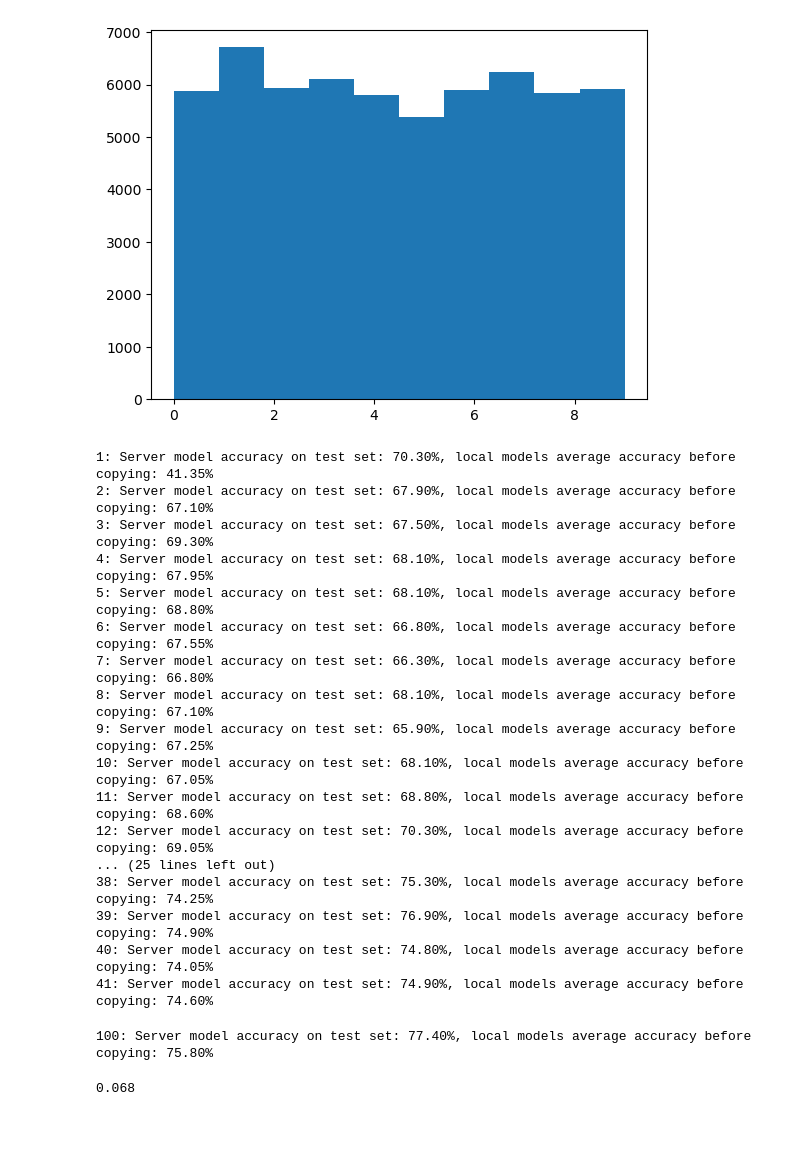
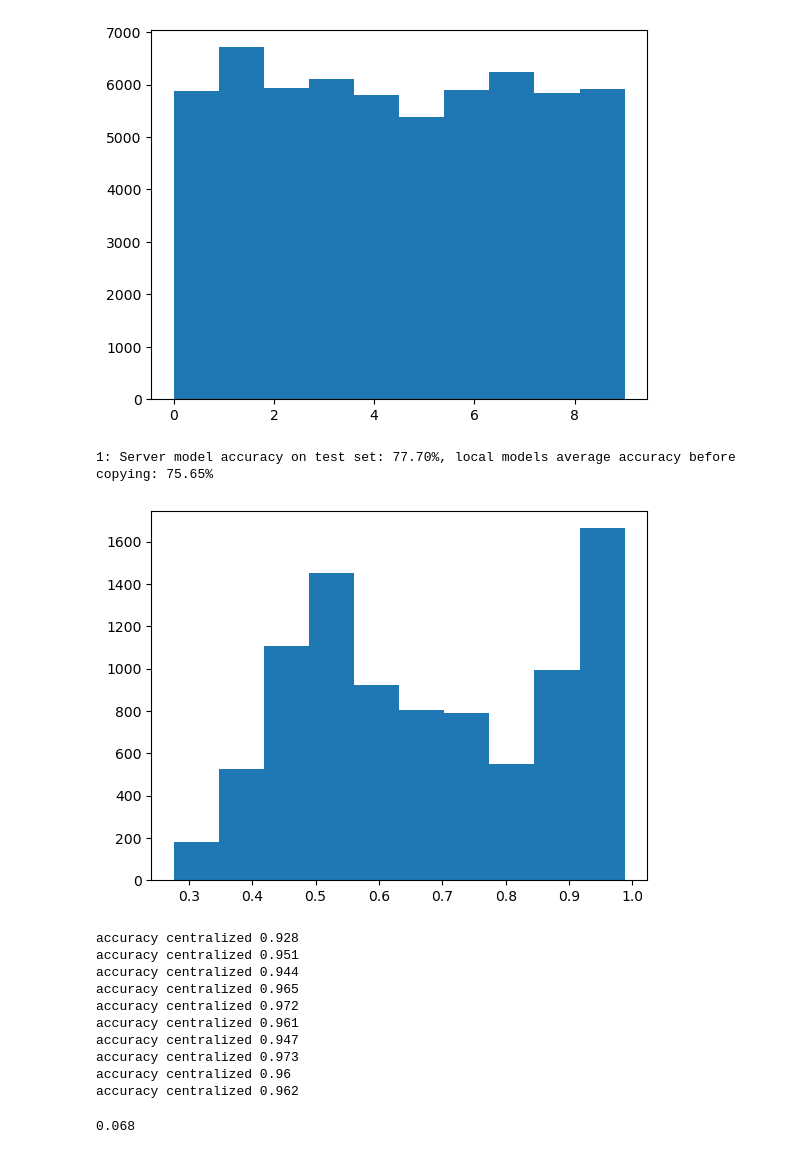
Before and after one commit to kovalchuk026/fl_logits, a Jupyter notebook: mnist/noise-takac.ipynb, the cells around one changed output. Cells and saved outputs as stored; diff of their text form; code cells hidden in the pictures; blank space fills up the shorter version.

```diff
--- a/mnist/noise-takac.ipynb
+++ b/mnist/noise-takac.ipynb
@@ -238,7 +238,8 @@ LR=0.01
 EPOCHS = 3
 criterion = nn.KLDivLoss(reduction="batchmean")
 # %%
-for r in range(100):
+for r in range(1):
+    Pmax=[]
     local_acc = []
     for i, (model, loader, opt) in enumerate(zip(local_models, client_loaders, local_optimizers)):
         train_local(model, loader, opt, device, epochs=EPOCHS, r=R, lr=LR)
@@ -272,6 +273,7 @@ for r in range(100):
                 S=torch.sum(P,1)
                 SEL = S>0
                 P = P[SEL] * (1/(S[SEL])).view([-1,1])
+                Pmax.append(torch.max(P,1)[0].data.cpu())
             if torch.sum(SEL)>0:
 
                 server_optimizer.zero_grad()
@@ -287,26 +289,39 @@ for r in range(100):
     for model in local_models:
         model.load_state_dict(server_model.state_dict())
 # %% [output]
-1: Server model accuracy on test set: 70.30%, local models average accuracy before copying: 41.35%
-2: Server model accuracy on test set: 67.90%, local models average accuracy before copying: 67.10%
-3: Server model accuracy on test set: 67.50%, local models average accuracy before copying: 69.30%
-4: Server model accuracy on test set: 68.10%, local models average accuracy before copying: 67.95%
-5: Server model accuracy on test set: 68.10%, local models average accuracy before copying: 68.80%
-6: Server model accuracy on test set: 66.80%, local models average accuracy before copying: 67.55%
-7: Server model accuracy on test set: 66.30%, local models average accuracy before copying: 66.80%
-8: Server model accuracy on test set: 68.10%, local models average accuracy before copying: 67.10%
-9: Server model accuracy on test set: 65.90%, local models average accuracy before copying: 67.25%
-10: Server model accuracy on test set: 68.10%, local models average accuracy before copying: 67.05%
-11: Server model accuracy on test set: 68.80%, local models average accuracy before copying: 68.60%
-12: Server model accuracy on test set: 70.30%, local models average accuracy before copying: 69.05%
-... (25 lines left out)
-38: Server model accuracy on test set: 75.30%, local models average accuracy before copying: 74.25%
-39: Server model accuracy on test set: 76.90%, local models average accuracy before copying: 74.90%
-40: Server model accuracy on test set: 74.80%, local models average accuracy before copying: 74.05%
-41: Server model accuracy on test set: 74.90%, local models average accuracy before copying: 74.60%
+1: Server model accuracy on test set: 77.70%, local models average accuracy before copying: 75.65%
 # %%
+plt.hist(torch.cat(Pmax));
 # %% [output]
-100: Server model accuracy on test set: 77.40%, local models average accuracy before copying: 75.80%
+[figure, added]
+# %%
+centralized = SimpleCNN().to(device)
+
+centralized_optimizer = optim.Adam(centralized.parameters(), lr=0.01)
+model.train()
+criterion = nn.CrossEntropyLoss()
+
+for _ in range(10):
+    for j, (data, target) in enumerate(common_loader):
+        data, target = data.to(device), target.to(device)
+        centralized_optimizer.zero_grad()
+        output = centralized(data)
+        loss = criterion(output, target)
+        loss.backward()
+        centralized_optimizer.step()
+    acc = evaluate(centralized, test_loader, device)
+    print("accuracy centralized", acc)
+# %% [output]
+accuracy centralized 0.928
+accuracy centralized 0.951
+accuracy centralized 0.944
+accuracy centralized 0.965
+accuracy centralized 0.972
+accuracy centralized 0.961
+accuracy centralized 0.947
+accuracy centralized 0.973
+accuracy centralized 0.96
+accuracy centralized 0.962
 # %%
 # %% [output]
 0.068
```
